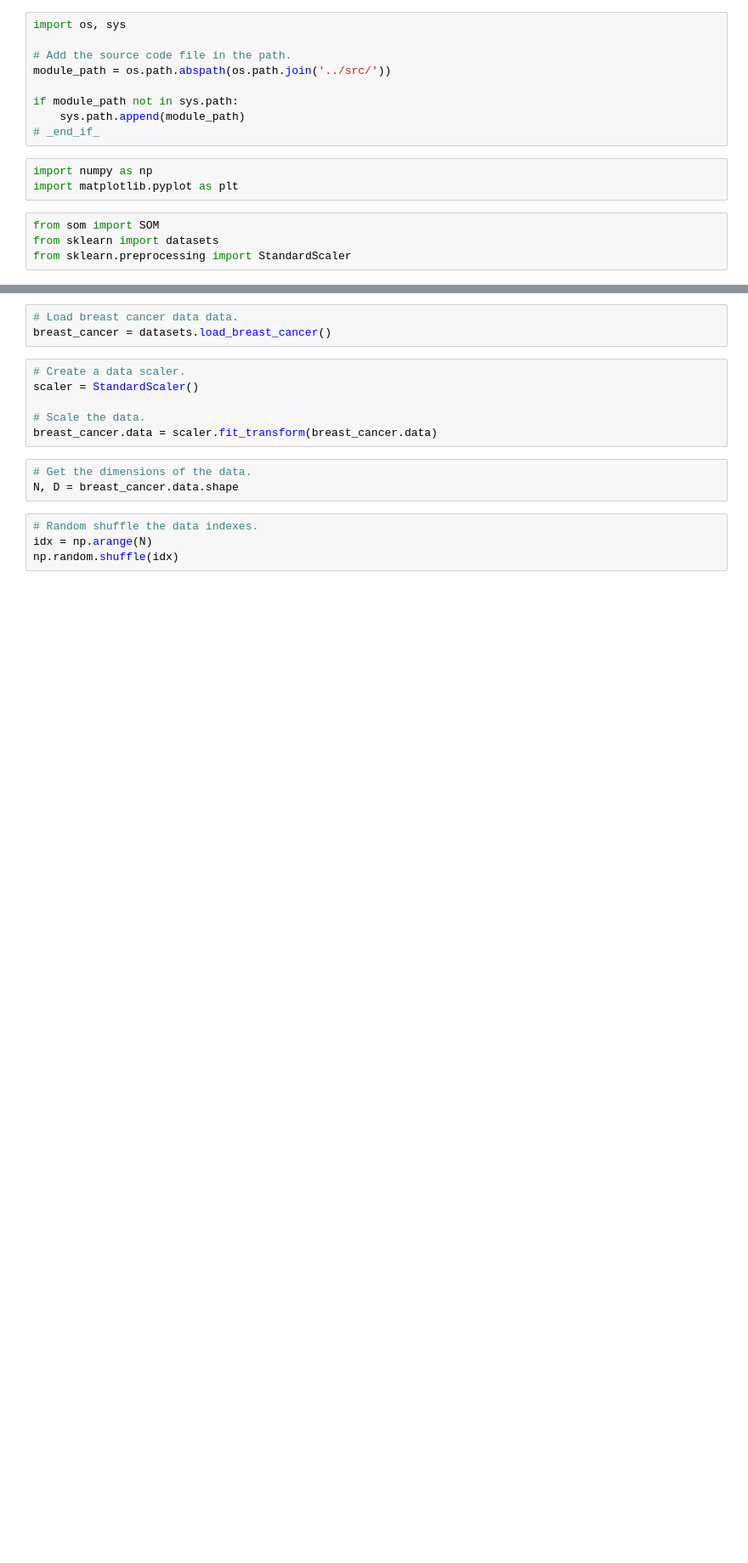
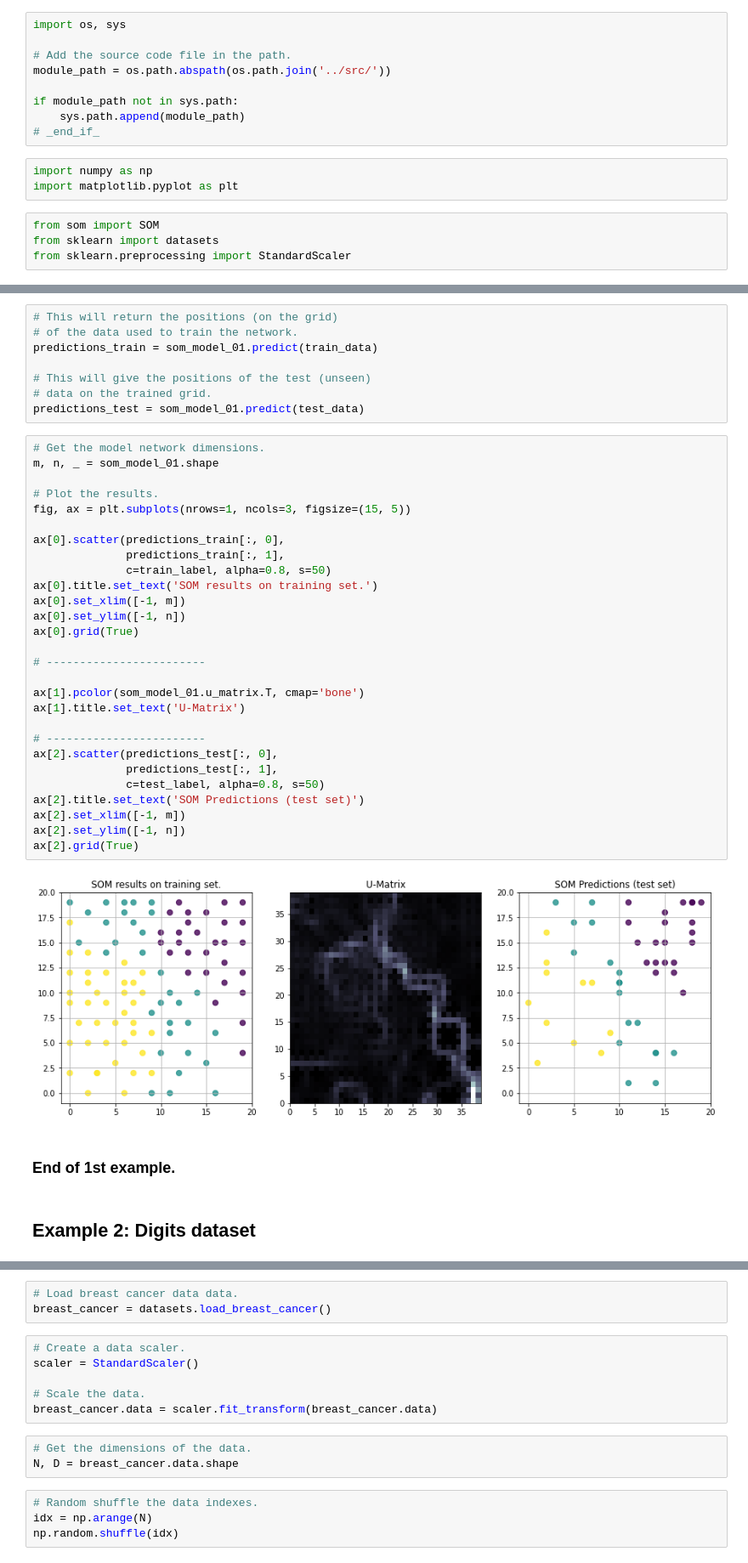
Before and after one commit to vrettasm/SOMap, a Jupyter notebook: examples/toy_examples.ipynb, the cells around one changed output, grey strips where cells are left out. Shown at 85% size. Saved outputs shown, nothing was run; the diff lists cells and outputs as text; blank space fills up the shorter version.

Commit message:
Rerun toy examples.

```diff
--- a/examples/toy_examples.ipynb
+++ b/examples/toy_examples.ipynb
@@ -16,0 +78,42 @@ from sklearn.preprocessing import StandardScaler
+# %%
+# This will return the positions (on the grid)
+# of the data used to train the network.
+predictions_train = som_model_01.predict(train_data)
+
+# This will give the positions of the test (unseen)
+# data on the trained grid.
+predictions_test = som_model_01.predict(test_data)
+# %%
+# Get the model network dimensions.
+m, n, _ = som_model_01.shape
+
+# Plot the results.
+fig, ax = plt.subplots(nrows=1, ncols=3, figsize=(15, 5))
+
+ax[0].scatter(predictions_train[:, 0],
+              predictions_train[:, 1],
+              c=train_label, alpha=0.8, s=50)
+ax[0].title.set_text('SOM results on training set.')
+ax[0].set_xlim([-1, m])
+ax[0].set_ylim([-1, n])
+ax[0].grid(True)
+
+# ------------------------
+
+ax[1].pcolor(som_model_01.u_matrix.T, cmap='bone')
+ax[1].title.set_text('U-Matrix')
+
+# ------------------------
+ax[2].scatter(predictions_test[:, 0],
+              predictions_test[:, 1],
+              c=test_label, alpha=0.8, s=50)
+ax[2].title.set_text('SOM Predictions (test set)')
+ax[2].set_xlim([-1, m])
+ax[2].set_ylim([-1, n])
+ax[2].grid(True)
+# %% [output]
+[figure, added]
+# %% [markdown]
+### End of 1st example.
+# %% [markdown]
+## Example 2: Digits dataset
```
Also changed, not shown: parts of 21 cells of this notebook.
